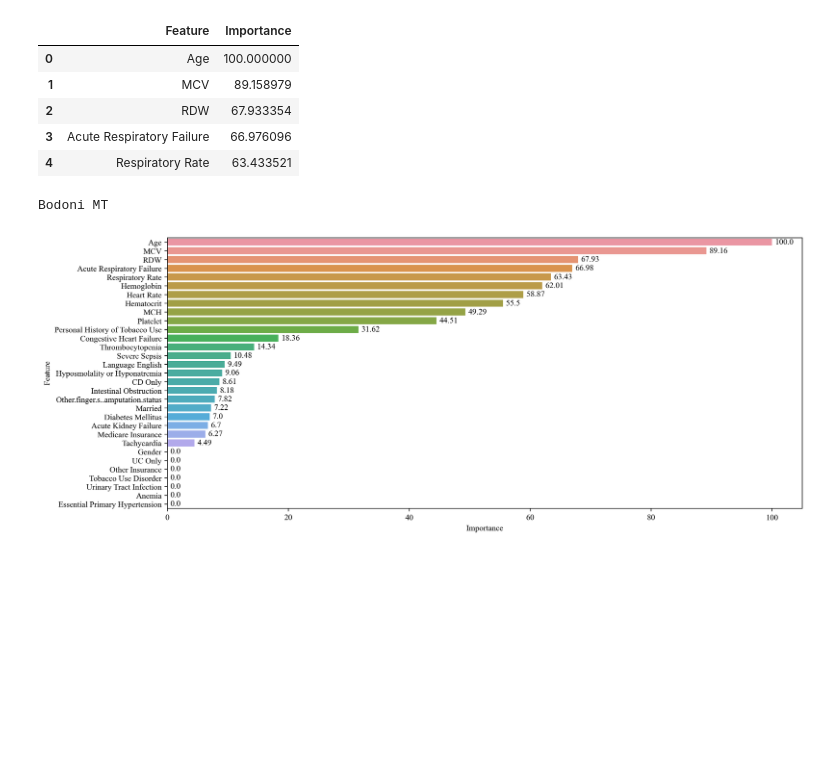
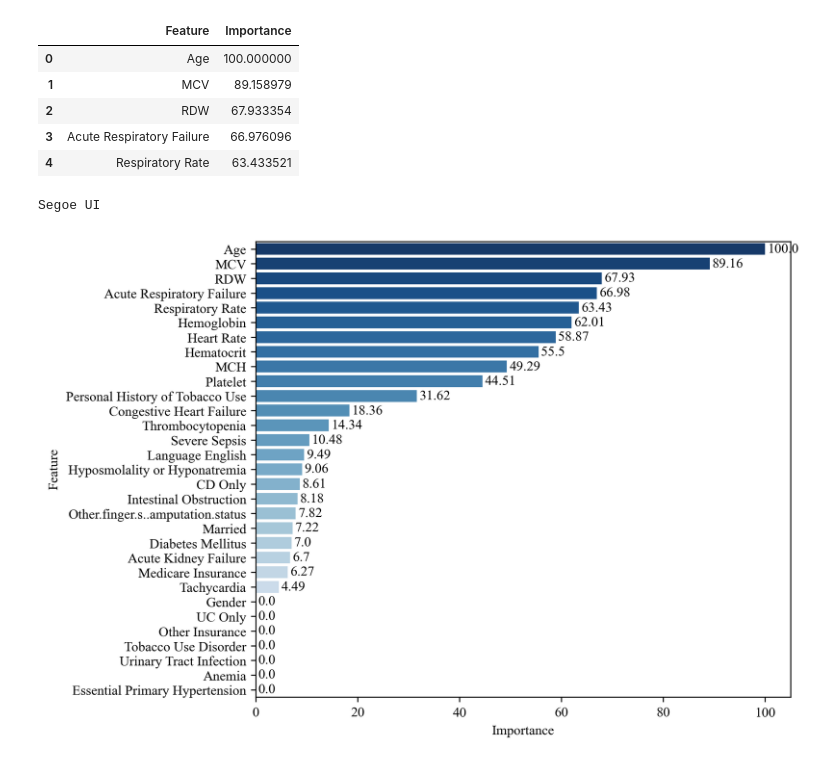
Before and after one commit to sitdownkevin/IBD-EDA, a Jupyter notebook: aes/draw.ipynb, the cells around one changed output. Cells and saved outputs as stored; diff of their text form; code cells hidden in the pictures; blank space fills up the shorter version.

```diff
--- a/aes/draw.ipynb
+++ b/aes/draw.ipynb
@@ -17,26 +17,32 @@ df.head()
 # %%
 # 检查系统上是否安装了 Times New Roman
 font_properties = fm.FontProperties(fname=fm.findSystemFonts(fontpaths=None, fontext='ttf')[0])
 print(font_properties.get_name())
 
 # 设置字体
 plt.rc('font', family='Times New Roman')
 
 
 # 使用 seaborn 绘制条形图
-plt.figure(figsize=(14, 6), dpi=300)
-bar_plot = sns.barplot(x='Importance', y='Feature', data=df, orient='h')
+plt.figure(figsize=(7, 6), dpi=300)
+
+blue_palette = list(reversed(sns.color_palette("Blues", n_colors=len(df))))
+bar_plot = sns.barplot(x='Importance',
+                       y='Feature',
+                       data=df,
+                       orient='h',
+                       palette=blue_palette)
 
 # 在条形图上方显示值
 for i, bar in enumerate(bar_plot.patches):
     # 获取条形的宽度（数值）
     bar_width = bar.get_width()
     # 获取条形的 y 位置
     bar_y = bar.get_y() + bar.get_height() / 2
     # 在条形右侧稍作偏移的位置显示数值
     bar_plot.text(bar_width + 0.5, bar_y, round(bar_width, 2), va='center')
 
 plt.show()
 # %% [output]
-Bodoni MT
+Segoe UI
-[figure, old version]
+[figure, new version]
```
Also changed, not shown: 2 other files.
